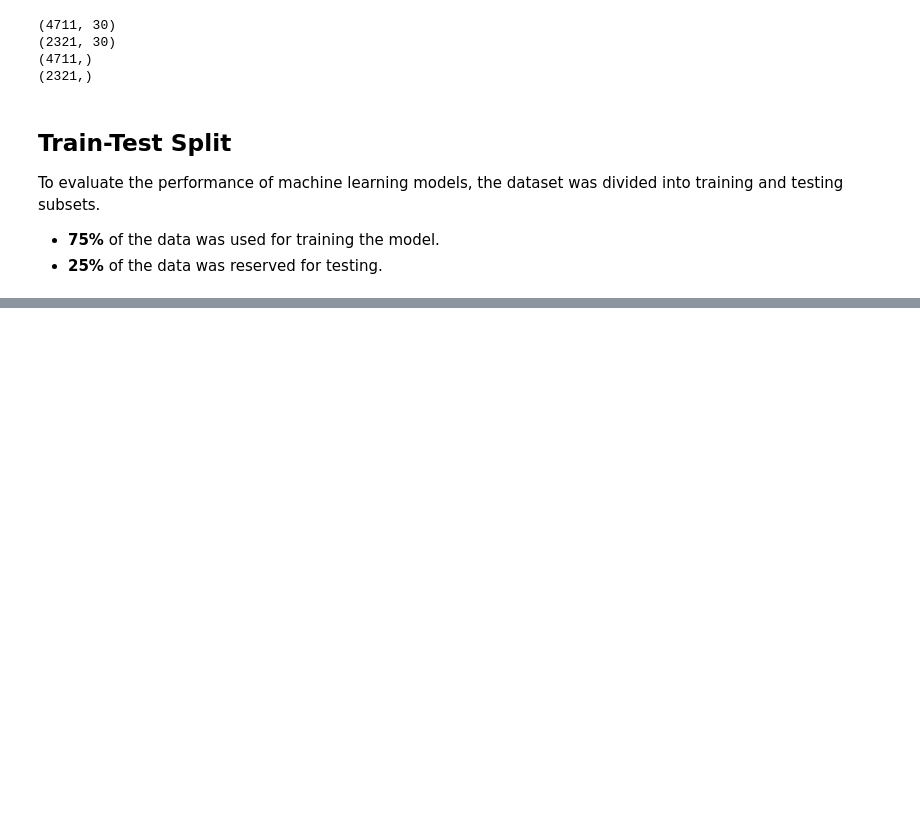
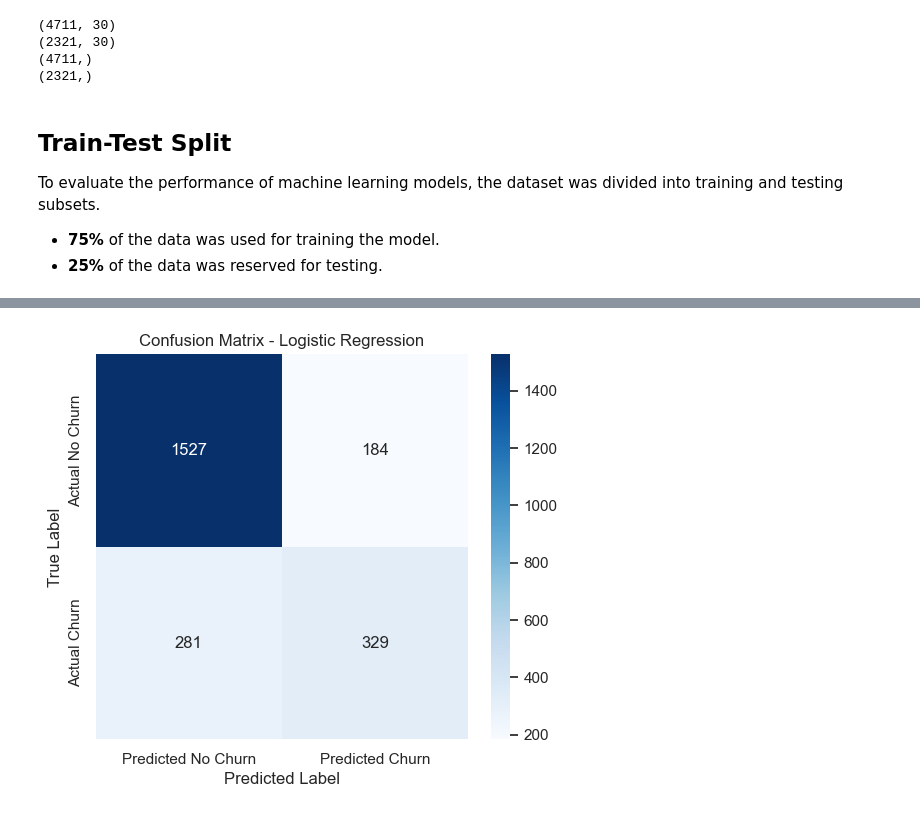
Before and after one commit to growithanand/customer-churn-prediction, a Jupyter notebook: notebooks/churn_analysis.ipynb, the cells around one changed output, grey strips where cells are left out. Cells and saved outputs as stored; diff of their text form; code cells hidden in the pictures; blank space fills up the shorter version.

Commit message:
Add Logistic regression and it's info

```diff
--- a/notebooks/churn_analysis.ipynb
+++ b/notebooks/churn_analysis.ipynb
@@ -406,0 +411,4 @@ To evaluate the performance of machine learning models, the dataset was divided
+# %%
+log_model = LogisticRegression(max_iter = 1000)
+# %%
+log_model.fit(X_train,y_train)
@@ -406,0 +424,2 @@ To evaluate the performance of machine learning models, the dataset was divided
+# %%
+log_preds = log_model.predict(X_test)
@@ -406,0 +444,20 @@ To evaluate the performance of machine learning models, the dataset was divided
+# %%
+cm = confusion_matrix(y_test, log_preds)
+plt.figure(figsize=(6,5))
+
+sns.heatmap(
+    cm,
+    annot=True,
+    fmt='d',
+    cmap='Blues',
+    xticklabels=['Predicted No Churn', 'Predicted Churn'],
+    yticklabels=['Actual No Churn', 'Actual Churn']
+)
+
+plt.title("Confusion Matrix - Logistic Regression")
+plt.xlabel("Predicted Label")
+plt.ylabel("True Label")
+
+plt.show()
+# %% [output]
+[figure, added]
```
Also changed, not shown: parts of 7 cells of this notebook.
